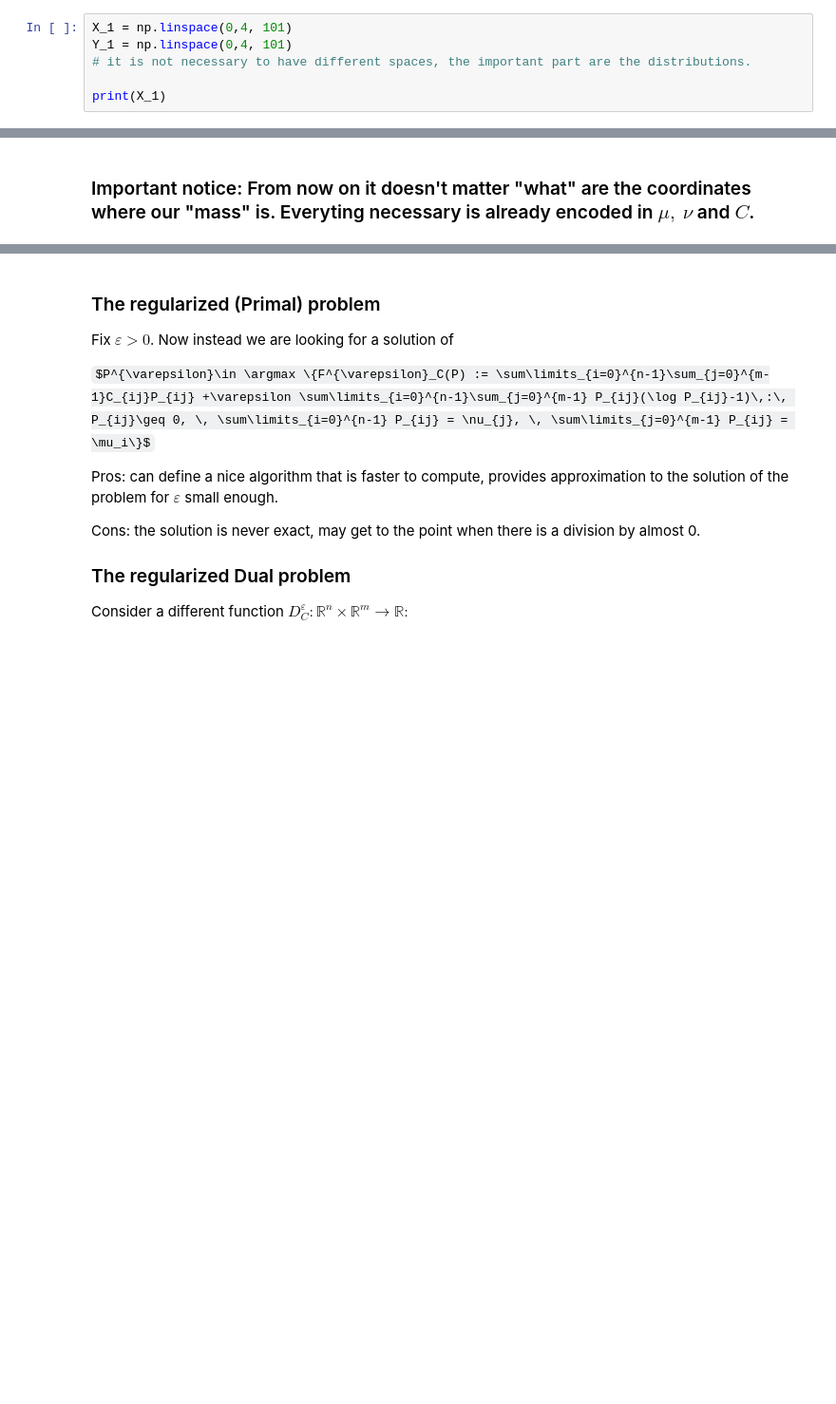
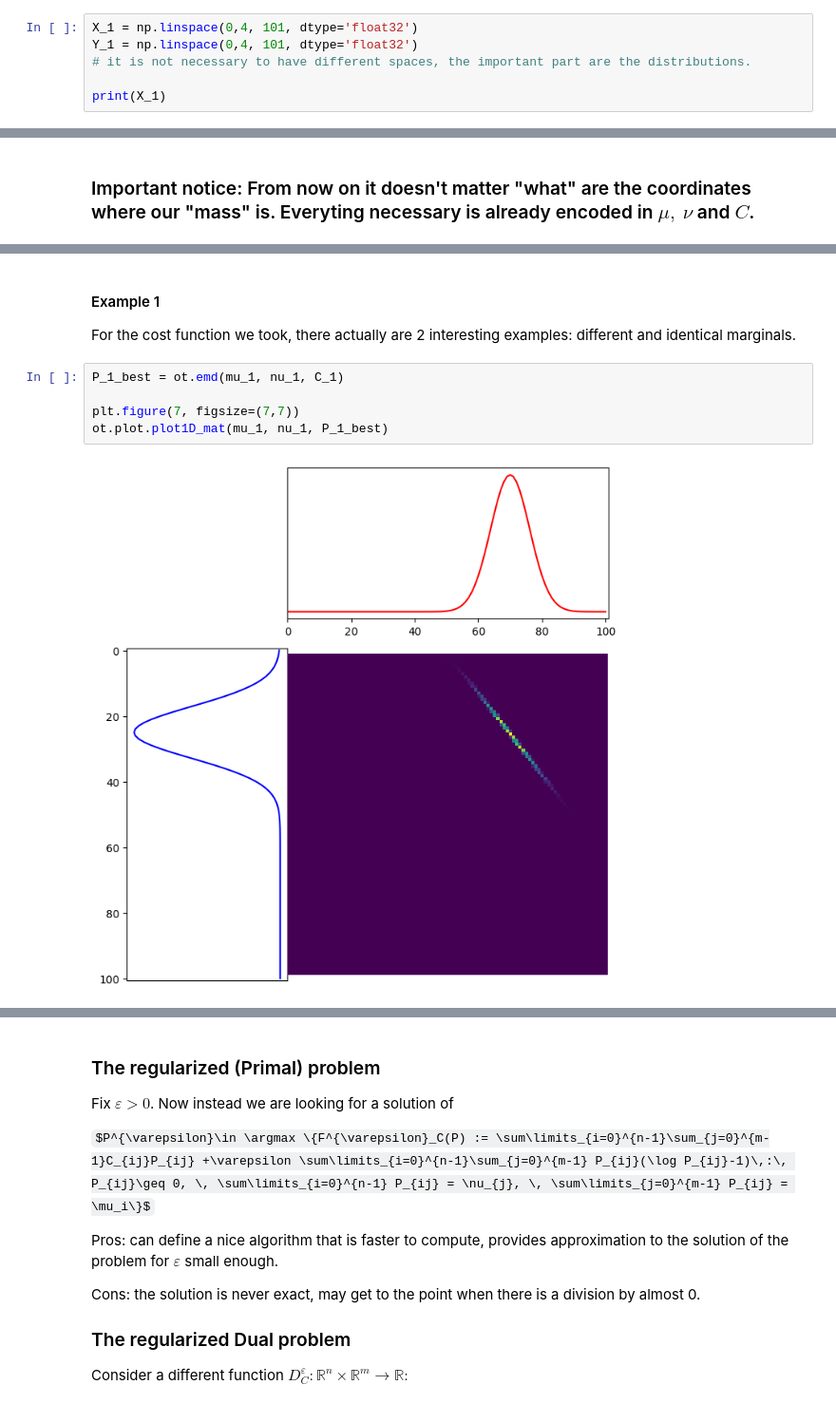
Before and after one commit to manyasha-n-m/Computational-OT, a Jupyter notebook: OT-NN-Sinkhorn.ipynb, the cells around one changed output, grey strips where cells are left out. Shown: that part at 95% size. Cells and saved outputs as stored; diff of their text form; some formulas as TeX source; blank space fills up the shorter version.

Commit message:
successfully tested some examples with dnn

```diff
--- a/OT-NN-Sinkhorn.ipynb
+++ b/OT-NN-Sinkhorn.ipynb
@@ -32,8 +27,8 @@ $X = \{x_0,\dots, x_{n-1}\}, ~ Y = \{y_0,\dots, y_{m-1}\}$ -- Sets of points in
 
 #### Example 1
 # %%
-X_1 = np.linspace(0,4, 101)
-Y_1 = np.linspace(0,4, 101)
+X_1 = np.linspace(0,4, 101, dtype='float32')
+Y_1 = np.linspace(0,4, 101, dtype='float32')
 # it is not necessary to have different spaces, the important part are the distributions.
 
 print(X_1)
@@ -225,0 +225,11 @@ In this tutorial we will focus on how we can actually estimate OT via Neural Net
+# %% [markdown]
+#### Example 1
+
+For the cost function we took, there actually are 2 interesting examples: different and identical marginals.
+# %%
+P_1_best = ot.emd(mu_1, nu_1, C_1)
+
+plt.figure(7, figsize=(7,7))
+ot.plot.plot1D_mat(mu_1, nu_1, P_1_best)
+# %% [output]
+[figure, added]
```
Also changed, not shown: parts of 16 cells of this notebook.
